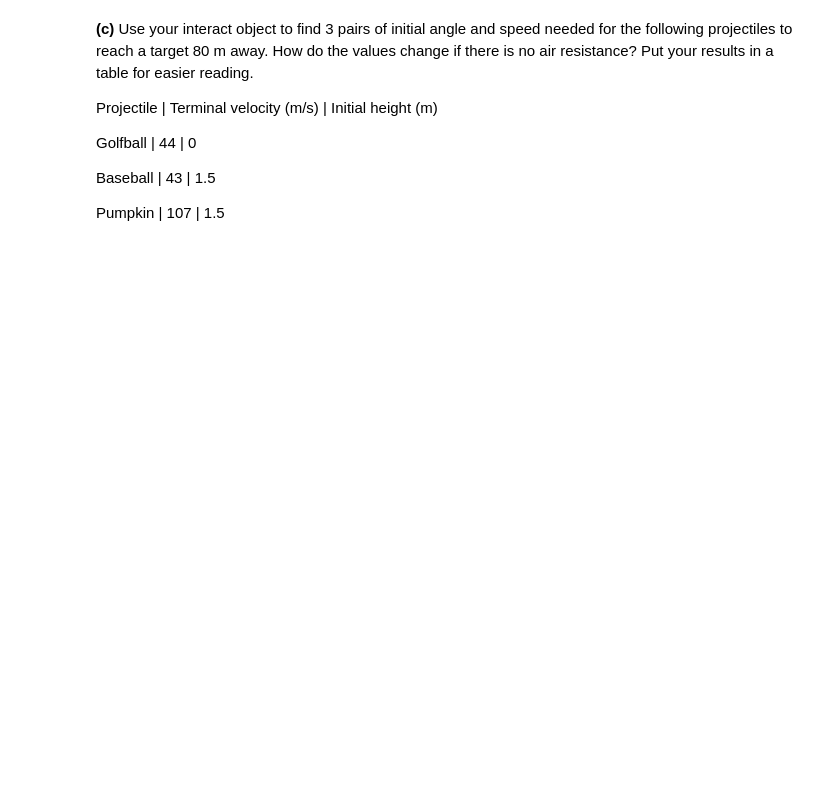
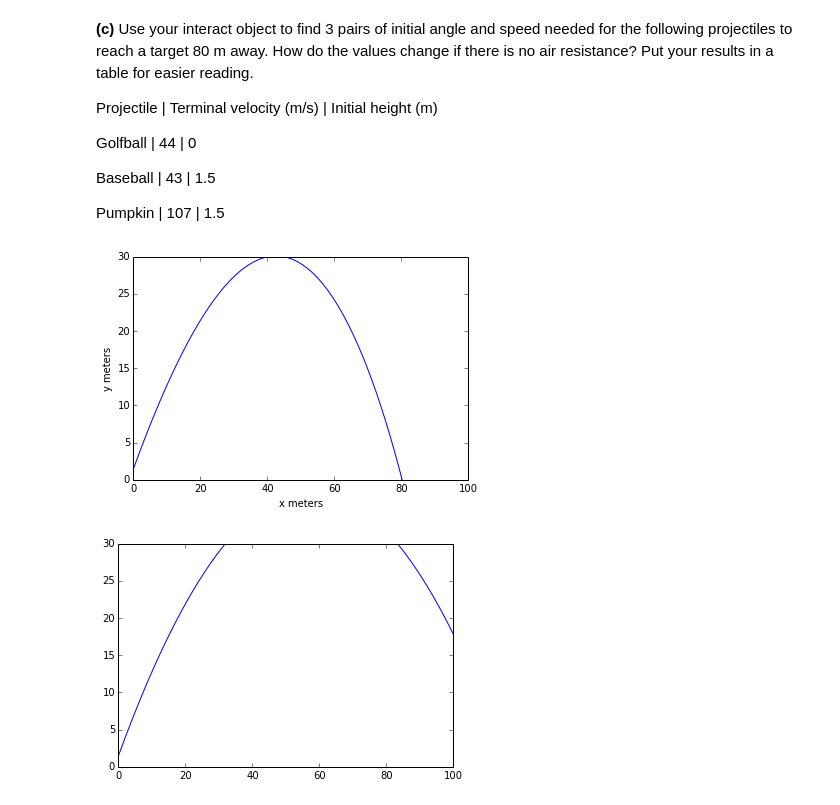
Before and after one commit to slewis06/PHYS202-S14, a Jupyter notebook: SciPy/ODEExercises.ipynb, the cells around one changed output. Saved outputs shown, nothing was run; the diff lists cells and outputs as text; code cells hidden in the pictures; blank space fills up the shorter version.

```diff
--- a/SciPy/ODEExercises.ipynb
+++ b/SciPy/ODEExercises.ipynb
@@ -412,3 +505,55 @@ Golfball	     |         44	       |       0
 Baseball	| 43	| 1.5
 
 Pumpkin	| 107	| 1.5
+# %%
+def projectile(y,t):
+
+    g = -9.81 # m/s^2
+    vx = y[0]
+    vy = y[1]
+    xx = y[2]
+    yy = y[3]
+    vter = y[4]
+
+    dvxdt = g*(vx/vter**2)*np.sqrt(vx**2 + vy**2)
+    dvydt = g*(1+(vy/vter**2)*np.sqrt(vx**2 + vy**2))
+
+    return np.array([dvxdt, dvydt, vx, vy])
+
+def projectile_initialize(tmax,vter,vinit,angle,y0):
+
+    dt = 0.1 # time step
+    g = -9.81 # m/s^2
+    t = np.arange(0,tmax+dt,dt)
+    vter = vter #m/s
+    t[0] = 0.
+    x0 = 0.
+    y0 = y0
+    vx0 = vinit*np.cos(angle*np.pi/180) #m/s
+    vy0 = vinit*np.sin(angle*np.pi/180) #m/s
+
+    result = odeint(projectile,np.array([vx0,vy0,x0,y0,vter]),t)
+
+    vx = result[:,0]
+    vy = result[:,1]
+    x = result[:,2]
+    y = result[:,3]
+
+    plt.plot(x,y)
+    plt.ylim(0,30)
+    plt.xlim(0,100)
+    plt.xlabel('x meters')
+    plt.ylabel('y meters')
+    plt.show()
+
+    x2 = x0 + vx0*t
+    y2 = y0 + vy0*t + ((0.5)*g)*(t**2)
+
+    plt.plot(x2,y2)
+    plt.ylim(0,30)
+    plt.xlim(0,100)
+
+v = interact(projectile_initialize,tmax=(0.,1000.,1.),vter=(0.,107.,1.),vinit=(10.,100.,1.),angle=(10.,90.,1.),y0=(1.,2.,0.1))
+# %% [output]
+[figure, added]
+[figure, added]
```
Also changed, not shown: parts of 6 cells of this notebook.
